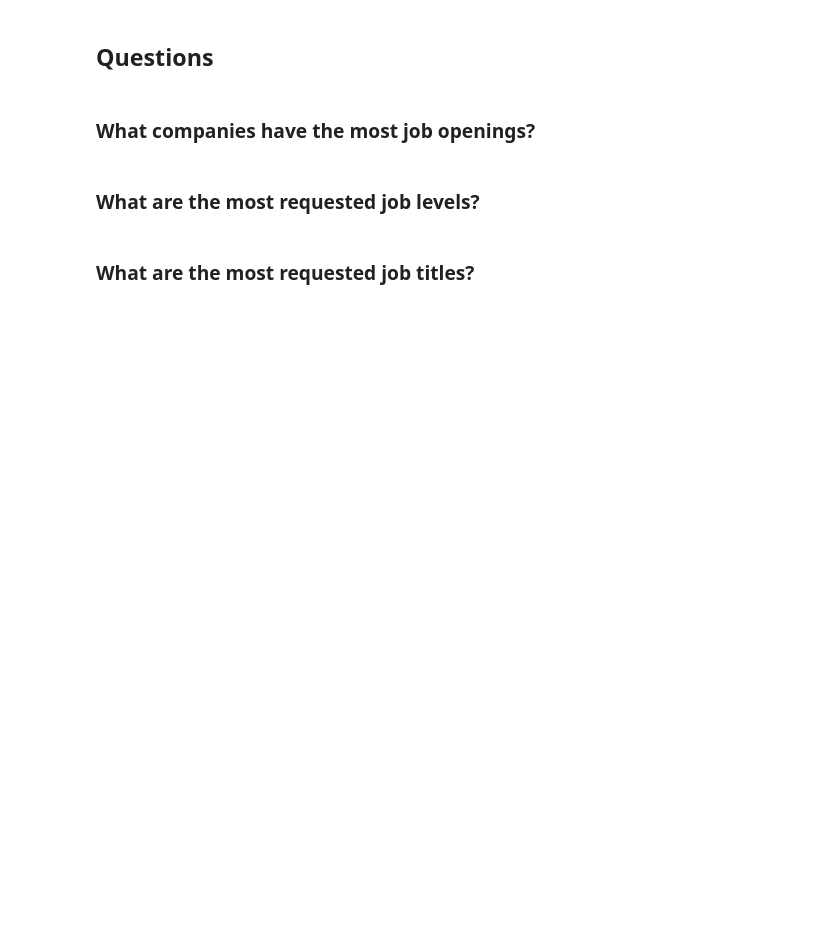
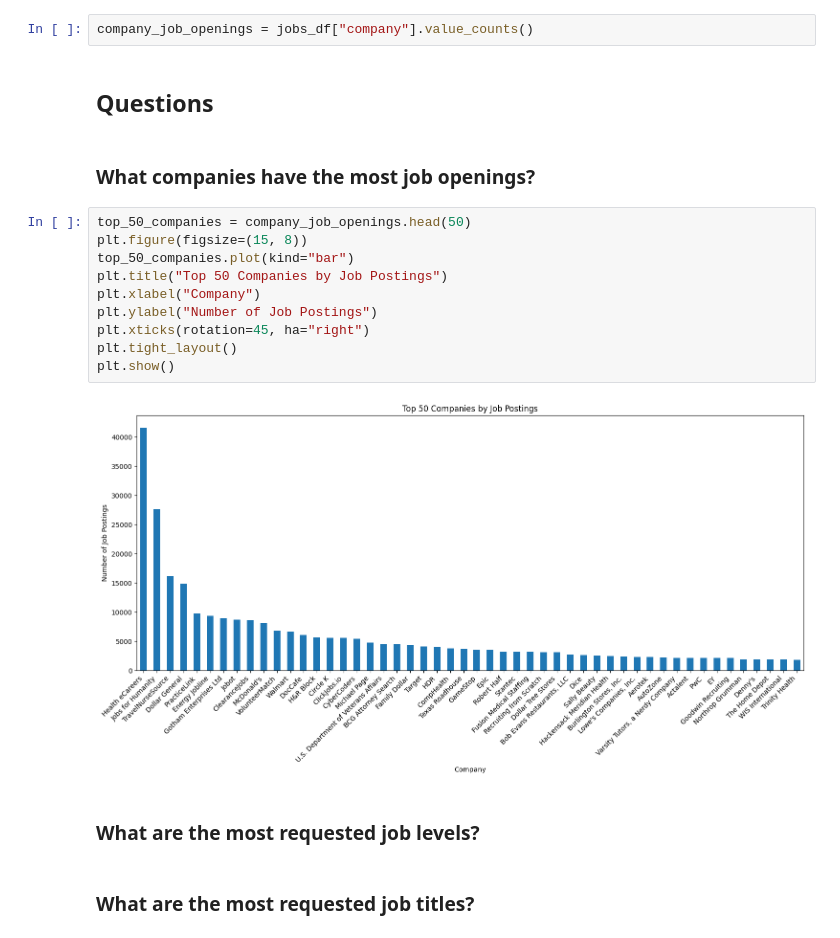
Before and after one commit to cliffpyles/linkedin-job-insights, a Jupyter notebook: LinkedIn.ipynb, the cells around one changed output. Drawn from its saved outputs; the diff is of its cells as text; blank space fills up the shorter version.

Commit message:
Add cell for companies with most job openings

```diff
--- a/LinkedIn.ipynb
+++ b/LinkedIn.ipynb
@@ -82,7 +36,21 @@ job_postings_df
+# %%
+company_job_openings = jobs_df["company"].value_counts()
 # %% [markdown]
 ## Questions
 # %% [markdown]
 ### What companies have the most job openings?
+# %%
+top_50_companies = company_job_openings.head(50)
+plt.figure(figsize=(15, 8))
+top_50_companies.plot(kind="bar")
+plt.title("Top 50 Companies by Job Postings")
+plt.xlabel("Company")
+plt.ylabel("Number of Job Postings")
+plt.xticks(rotation=45, ha="right")
+plt.tight_layout()
+plt.show()
+# %% [output]
+[figure, added]
 # %% [markdown]
 ### What are the most requested job levels?
 # %% [markdown]
```
Also changed, not shown: parts of 4 cells of this notebook, 2 other files.
